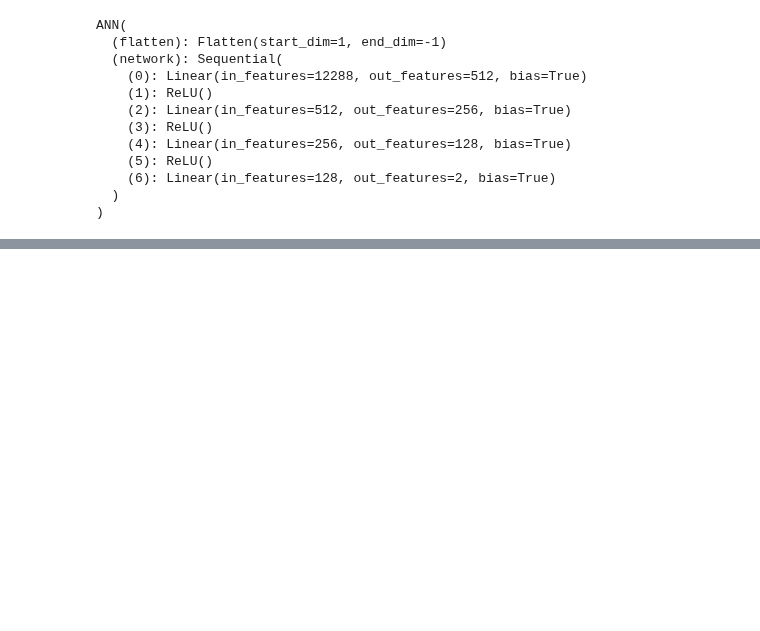
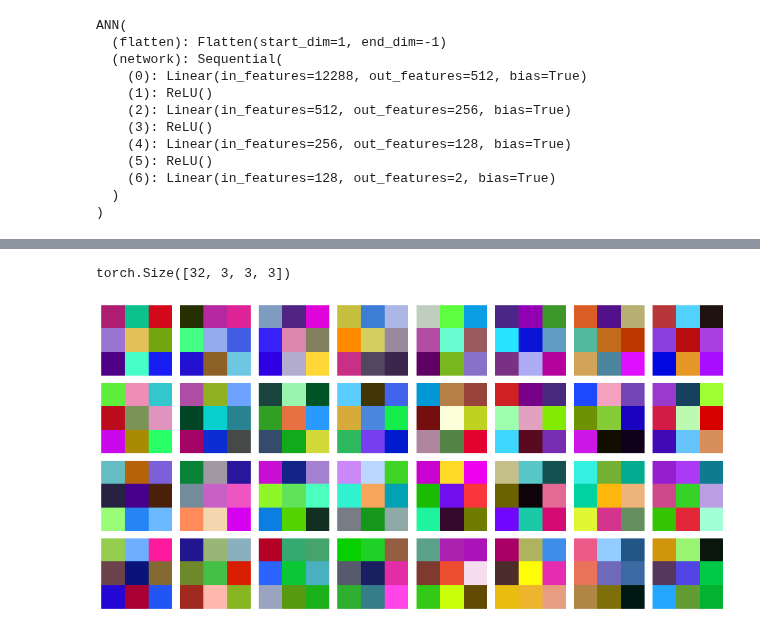
Before and after one commit to suyash2356/Deep-Learning-Projects, a Jupyter notebook: PyTorch Models/skin_cancer_melanamine_cnn.ipynb, the cells around one changed output, grey strips where cells are left out. Saved outputs shown, nothing was run; the diff lists cells and outputs as text; code cells hidden in the pictures; blank space fills up the shorter version.

```diff
--- a/PyTorch Models/skin_cancer_melanamine_cnn.ipynb
+++ b/PyTorch Models/skin_cancer_melanamine_cnn.ipynb
@@ -427,0 +690,26 @@ weighted avg       0.89      0.88      0.88      1000
+# %%
+weights = model.features[0].weight.detach().cpu()
+
+print(weights.shape)
+# %% [output]
+torch.Size([32, 3, 3, 3])
+# %%
+fig, axes = plt.subplots(4,8,figsize=(12,6))
+
+for i, ax in enumerate(axes.flat):
+
+    filt = weights[i]
+
+    filt = (filt - filt.min()) / (filt.max() - filt.min())
+
+    filt = filt.permute(1,2,0)
+
+    ax.imshow(filt)
+
+    ax.axis("off")
+
+plt.tight_layout()
+
+plt.show()
+# %% [output]
+[figure, added]
```
Also changed, not shown: parts of 69 cells of this notebook, 1 other file.
